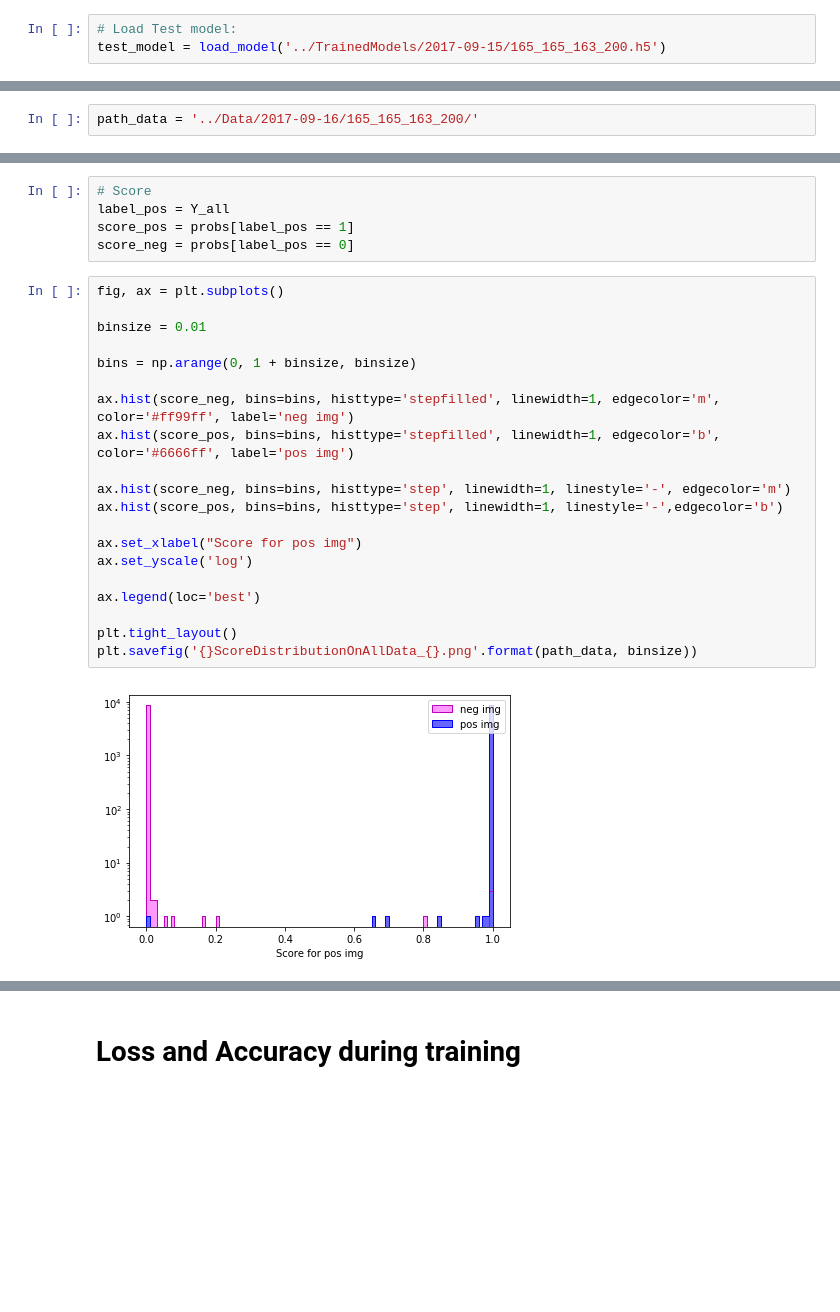
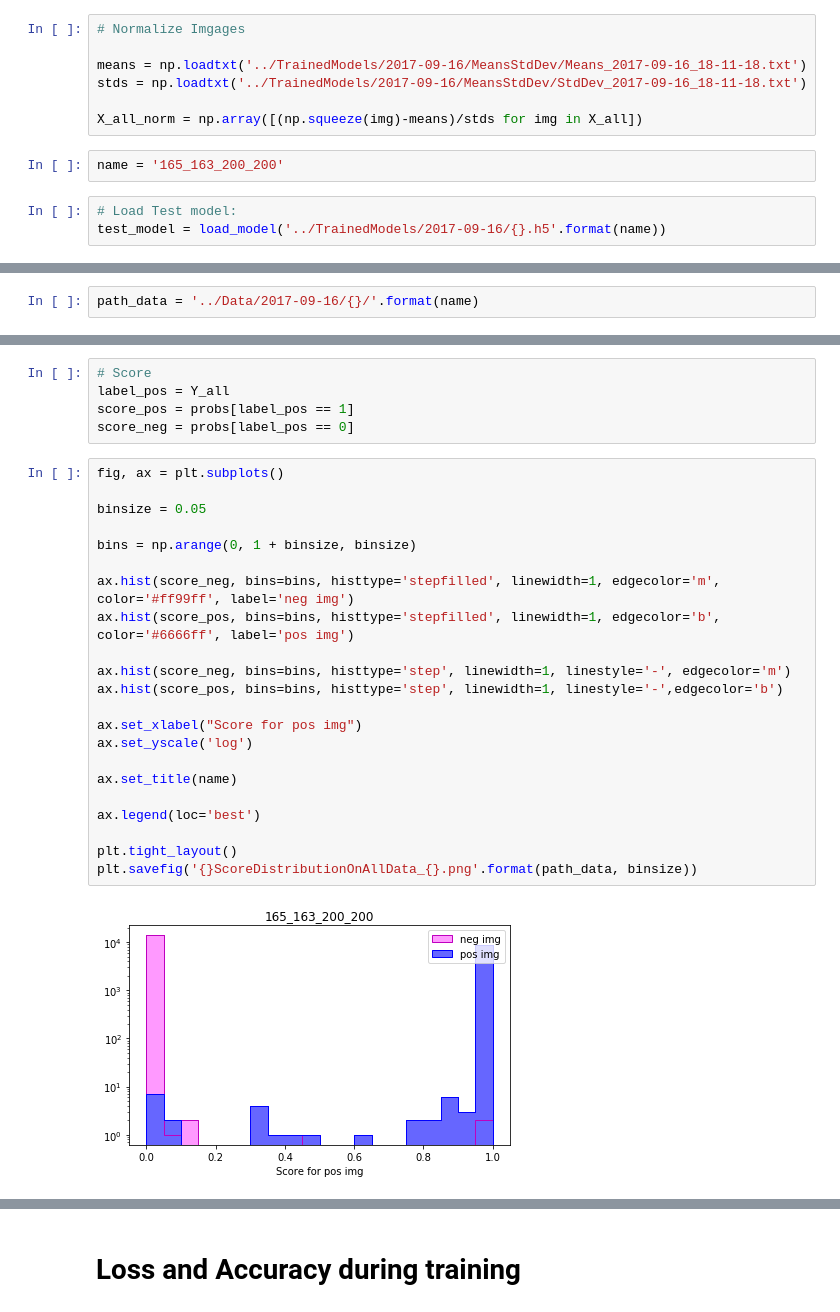
Before and after one commit to jamenne/WindingControl, a Jupyter notebook: plotmaker.ipynb, the cells around one changed output, grey strips where cells are left out. Drawn from its saved outputs; the diff is of its cells as text; blank space fills up the shorter version.

```diff
--- a/plotmaker.ipynb
+++ b/plotmaker.ipynb
@@ -342,6 +340,15 @@ if False:
         i+=1
 # %% [markdown]
 ### Load Model and corresponding means and stddevs
+# %%
+# Normalize Imgages
+
+means = np.loadtxt('../TrainedModels/2017-09-16/MeansStdDev/Means_2017-09-16_18-11-18.txt')
+stds = np.loadtxt('../TrainedModels/2017-09-16/MeansStdDev/StdDev_2017-09-16_18-11-18.txt')
+
+X_all_norm = np.array([(np.squeeze(img)-means)/stds for img in X_all])
+# %%
+name = '165_163_200_200'
 # %%
 # Load Test model:
-test_model = load_model('../TrainedModels/2017-09-15/165_165_163_200.h5')
+test_model = load_model('../TrainedModels/2017-09-16/{}.h5'.format(name))
@@ -370,7 +370,7 @@ for i, img in enumerate(X_all_norm):
 
 probs = np.array(probs)
 # %%
-path_data = '../Data/2017-09-16/165_165_163_200/'
+path_data = '../Data/2017-09-16/{}/'.format(name)
 # %%
 np.savetxt(path_data + 'ScoresOnAllData.txt', np.transpose([Y_all, probs]))
 # %%
@@ -381,25 +381,27 @@ score_neg = probs[label_pos == 0]
 # %%
 fig, ax = plt.subplots()
 
-binsize = 0.01
+binsize = 0.05
 
 bins = np.arange(0, 1 + binsize, binsize)
 
 ax.hist(score_neg, bins=bins, histtype='stepfilled', linewidth=1, edgecolor='m', color='#ff99ff', label='neg img')
 ax.hist(score_pos, bins=bins, histtype='stepfilled', linewidth=1, edgecolor='b', color='#6666ff', label='pos img')
 
 ax.hist(score_neg, bins=bins, histtype='step', linewidth=1, linestyle='-', edgecolor='m')
 ax.hist(score_pos, bins=bins, histtype='step', linewidth=1, linestyle='-',edgecolor='b')
 
 ax.set_xlabel("Score for pos img")
 ax.set_yscale('log')
 
+ax.set_title(name)
+
 ax.legend(loc='best')
 
 plt.tight_layout()
 plt.savefig('{}ScoreDistributionOnAllData_{}.png'.format(path_data, binsize))
 # %% [output]
-[figure, old version]
+[figure, new version]
 # %%
 # positive images below 0.5
 img_pos = X_all_norm[label_pos == 1]
```
Also changed, not shown: parts of 43 cells of this notebook.
